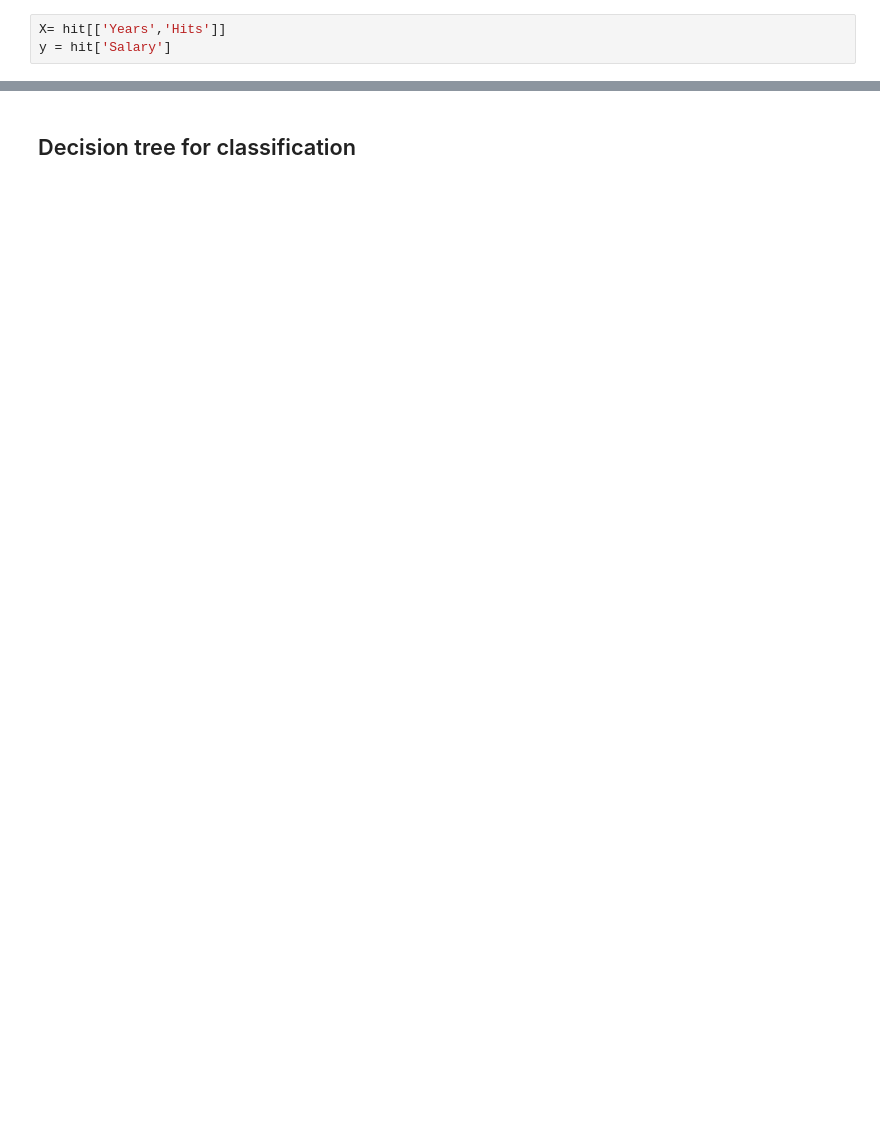
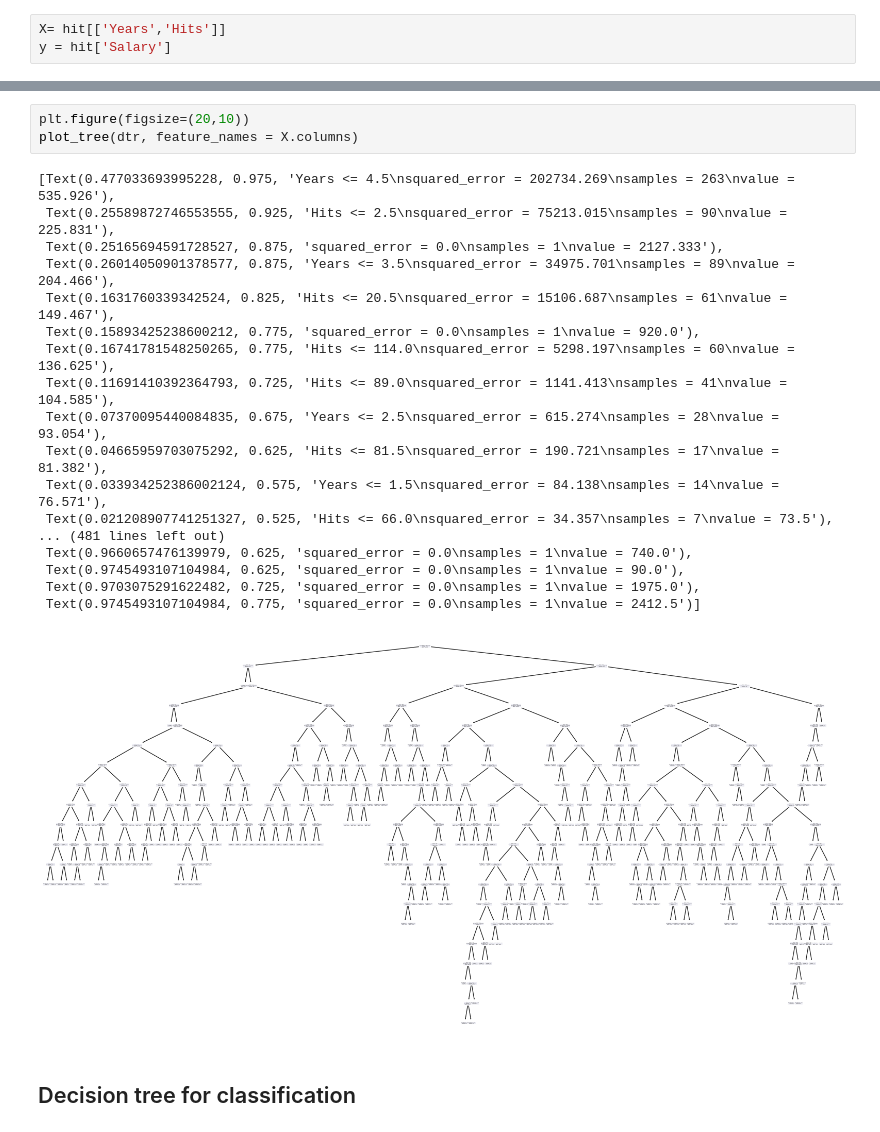
Before and after one commit to jimmynkim/DAEM, a Jupyter notebook: DAEM23_06.ipynb, the cells around one changed output, grey strips where cells are left out. Cells and saved outputs as stored; diff of their text form; blank space fills up the shorter version.

```diff
--- a/DAEM23_06.ipynb
+++ b/DAEM23_06.ipynb
@@ -319,2 +372,24 @@ y = hit['Salary']
+# %%
+plt.figure(figsize=(20,10))
+plot_tree(dtr, feature_names = X.columns)
+# %% [output]
+[Text(0.477033693995228, 0.975, 'Years <= 4.5\nsquared_error = 202734.269\nsamples = 263\nvalue = 535.926'),
+ Text(0.25589872746553555, 0.925, 'Hits <= 2.5\nsquared_error = 75213.015\nsamples = 90\nvalue = 225.831'),
+ Text(0.25165694591728527, 0.875, 'squared_error = 0.0\nsamples = 1\nvalue = 2127.333'),
+ Text(0.26014050901378577, 0.875, 'Years <= 3.5\nsquared_error = 34975.701\nsamples = 89\nvalue = 204.466'),
+ Text(0.1631760339342524, 0.825, 'Hits <= 20.5\nsquared_error = 15106.687\nsamples = 61\nvalue = 149.467'),
+ Text(0.15893425238600212, 0.775, 'squared_error = 0.0\nsamples = 1\nvalue = 920.0'),
+ Text(0.16741781548250265, 0.775, 'Hits <= 114.0\nsquared_error = 5298.197\nsamples = 60\nvalue = 136.625'),
+ Text(0.11691410392364793, 0.725, 'Hits <= 89.0\nsquared_error = 1141.413\nsamples = 41\nvalue = 104.585'),
+ Text(0.07370095440084835, 0.675, 'Years <= 2.5\nsquared_error = 615.274\nsamples = 28\nvalue = 93.054'),
+ Text(0.04665959703075292, 0.625, 'Hits <= 81.5\nsquared_error = 190.721\nsamples = 17\nvalue = 81.382'),
+ Text(0.033934252386002124, 0.575, 'Years <= 1.5\nsquared_error = 84.138\nsamples = 14\nvalue = 76.571'),
+ Text(0.021208907741251327, 0.525, 'Hits <= 66.0\nsquared_error = 34.357\nsamples = 7\nvalue = 73.5'),
+... (481 lines left out)
+ Text(0.9660657476139979, 0.625, 'squared_error = 0.0\nsamples = 1\nvalue = 740.0'),
+ Text(0.9745493107104984, 0.625, 'squared_error = 0.0\nsamples = 1\nvalue = 90.0'),
+ Text(0.9703075291622482, 0.725, 'squared_error = 0.0\nsamples = 1\nvalue = 1975.0'),
+ Text(0.9745493107104984, 0.775, 'squared_error = 0.0\nsamples = 1\nvalue = 2412.5')]
+[figure, added]
 # %% [markdown]
 ## Decision tree for classification
```
Also changed, not shown: parts of 20 cells of this notebook.
